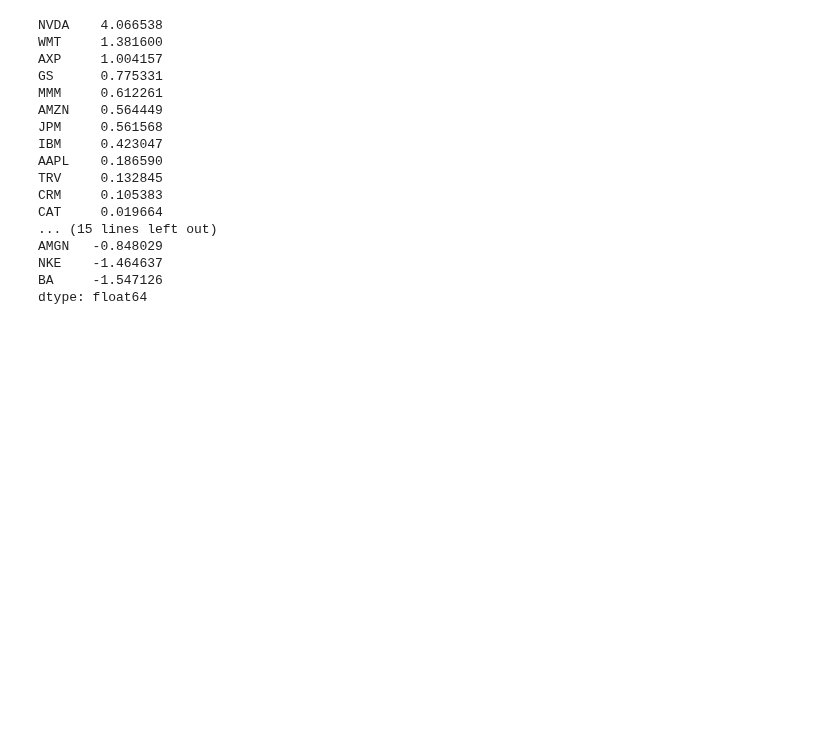
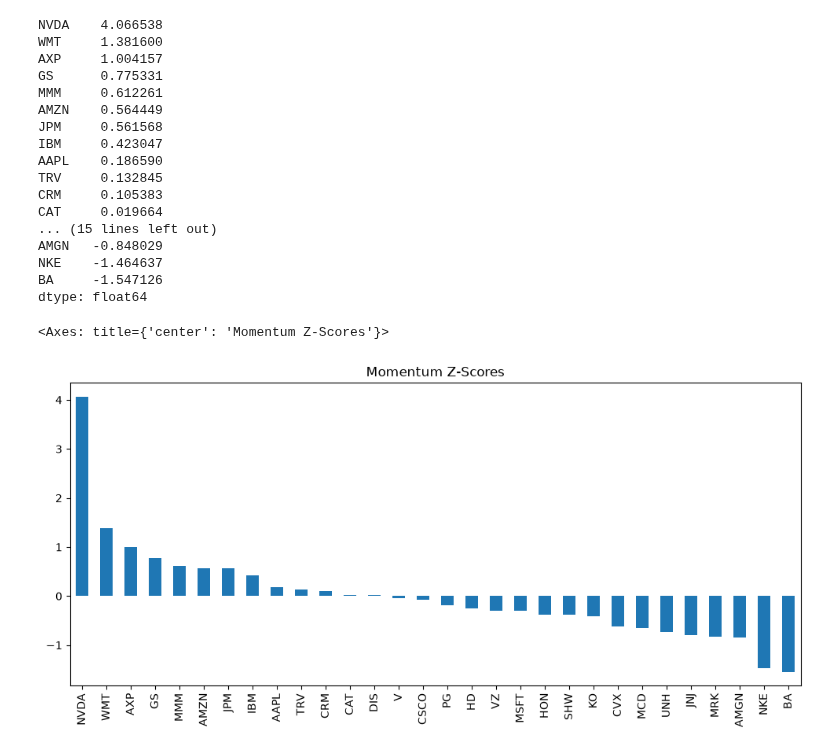
Before and after one commit to HaiSonVu/Financial-platform, a Jupyter notebook: notebooks/ 02_momentum_factor.ipynb, the cells around one changed output. Drawn from its saved outputs; the diff is of its cells as text; code cells hidden in the pictures; blank space fills up the shorter version.

```diff
--- a/notebooks/ 02_momentum_factor.ipynb
+++ b/notebooks/ 02_momentum_factor.ipynb
@@ -97,3 +108,29 @@ AMGN   -0.848029
 NKE    -1.464637
 BA     -1.547126
 dtype: float64
+# %%
+factor_table = pd.DataFrame({
+    "momentum": latest_momentum,
+    "momentum_z": momentum_z
+})
+
+factor_table = factor_table.sort_values(
+    "momentum_z",
+    ascending=False
+)
+
+factor_table
+factor_table.to_csv(
+    "../data/factor_table.csv"
+)
+# %%
+from src.factors import calculate_momentum
+
+factor_table["momentum_z"].plot(
+    kind="bar",
+    figsize=(12,5),
+    title="Momentum Z-Scores",
+)
+# %% [output]
+<Axes: title={'center': 'Momentum Z-Scores'}>
+[figure, added]
```
Also changed, not shown: parts of 2 cells of this notebook.
